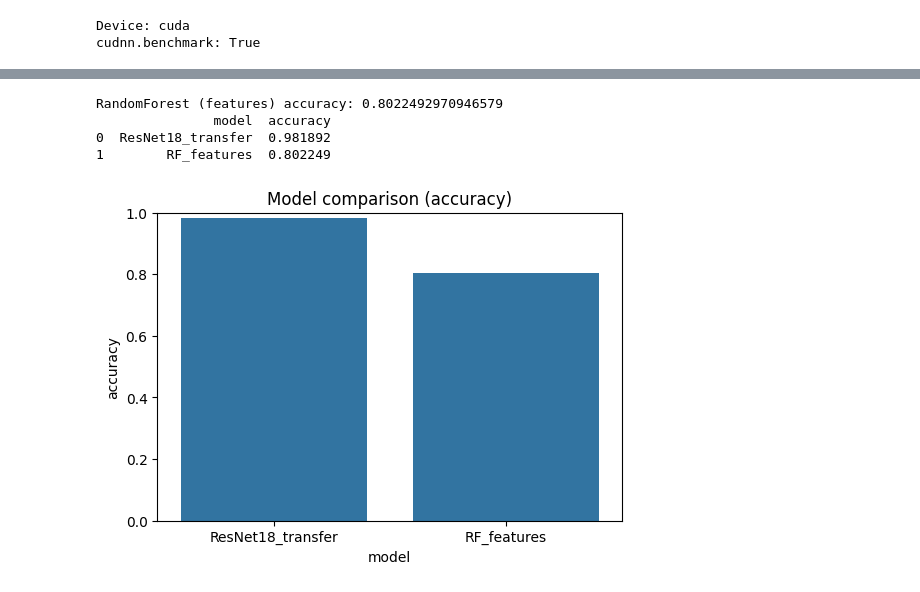
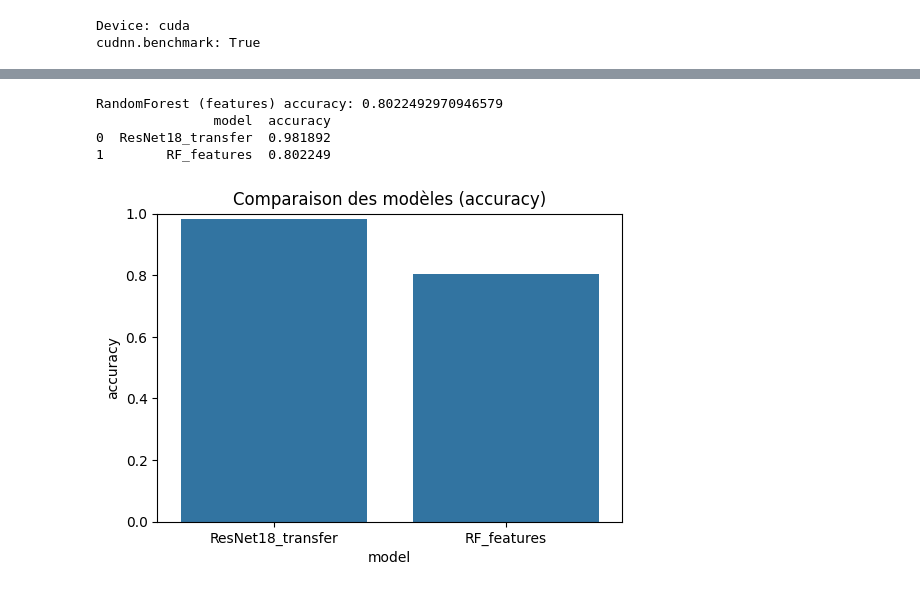
Before and after one commit to Louay012/Computer-Vision, a Jupyter notebook: notebooks/plant_disease_pipeline_deep_learning.ipynb, the cells around one changed output, grey strips where cells are left out. Drawn from its saved outputs; the diff is of its cells as text; code cells hidden in the pictures.

```diff
--- a/notebooks/plant_disease_pipeline_deep_learning.ipynb
+++ b/notebooks/plant_disease_pipeline_deep_learning.ipynb
@@ -287,5 +378,5 @@ Saved model_resnet18
 # %%
-# Comparative evaluation vs classical features-based baseline (if features CSV exists)
+# Évaluation comparative vs baseline classique basée sur les caractéristiques (si CSV disponible)
 results = []
 results.append({'model':'ResNet18_transfer','accuracy':float(acc_pre)})
 features_csv = '../results/combined_run/features/features.csv'
@@ -293,33 +384,35 @@ if os.path.exists(features_csv):
     df = pd.read_csv(features_csv).dropna()
     X_cols = [c for c in df.columns if c not in ('image','label')]
     X = df[X_cols].values
     y = df['label'].values
     from sklearn.preprocessing import LabelEncoder, StandardScaler
     from sklearn.model_selection import train_test_split
     from sklearn.ensemble import RandomForestClassifier
     le = LabelEncoder()
     y_enc = le.fit_transform(y)
     X_train, X_test, y_train, y_test = train_test_split(X, y_enc, test_size=0.2, stratify=y_enc, random_state=42)
     rf = RandomForestClassifier(n_estimators=100, random_state=42)
     rf.fit(X_train, y_train)
     y_pred = rf.predict(X_test)
     acc_rf = accuracy_score(y_test, y_pred)
     results.append({'model':'RF_features','accuracy':float(acc_rf)})
     print('RandomForest (features) accuracy:', acc_rf)
 else:
-    print('features CSV not found — skipping classical baseline')
+    print('CSV des caractéristiques non trouvé — baseline classique ignorée')
 
 results_df = pd.DataFrame(results).sort_values(by='accuracy', ascending=False)
 print(results_df)
 
 plt.figure(figsize=(6,4))
 sns.barplot(x='model', y='accuracy', data=results_df)
 plt.ylim(0,1)
-plt.title('Model comparison (accuracy)')
+plt.title('Comparaison des modèles (accuracy)')
+os.makedirs('../results/plots/part6_comparison', exist_ok=True)
+plt.savefig('../results/plots/part6_comparison/ml_vs_dl_comparison.png', dpi=150, bbox_inches='tight')
 plt.show()
 # %% [output]
 RandomForest (features) accuracy: 0.8022492970946579
                model  accuracy
 0  ResNet18_transfer  0.981892
 1        RF_features  0.802249
-[figure, old version]
+[figure, new version]
```
Also changed, not shown: parts of 13 cells of this notebook, 9 other files.
